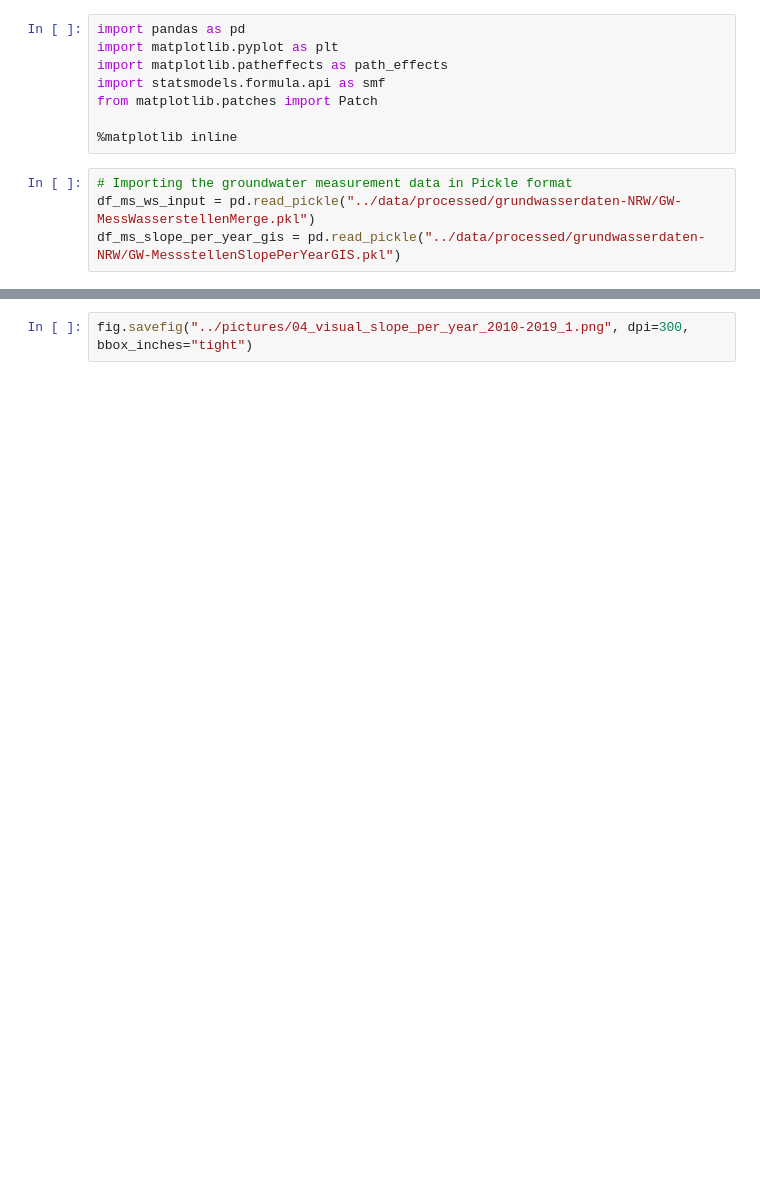
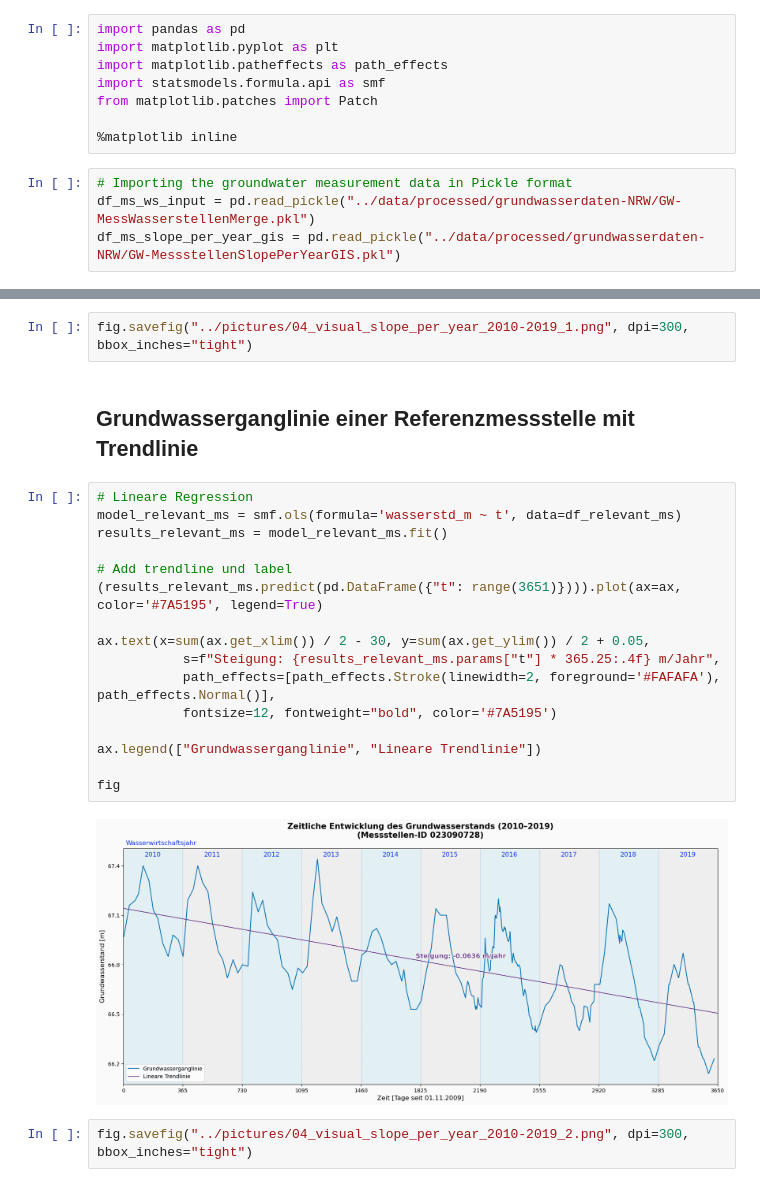
Before and after one commit to Maurinus83/DPP-GroundwaterNRW, a Jupyter notebook: notebooks/04_visualization_slope_per_year.ipynb, the cells around one changed output, grey strips where cells are left out. Saved outputs shown, nothing was run; the diff lists cells and outputs as text; blank space fills up the shorter version.

```diff
--- a/notebooks/04_visualization_slope_per_year.ipynb
+++ b/notebooks/04_visualization_slope_per_year.ipynb
@@ -89,2 +85,24 @@ fig.patch.set_facecolor('#FAFAFA')
+# %%
+fig.savefig("../pictures/04_visual_slope_per_year_2010-2019_1.png", dpi=300, bbox_inches="tight")
+# %% [markdown]
+## Grundwasserganglinie einer Referenzmessstelle mit Trendlinie
+# %%
+# Lineare Regression
+model_relevant_ms = smf.ols(formula='wasserstd_m ~ t', data=df_relevant_ms)
+results_relevant_ms = model_relevant_ms.fit()
+
+# Add trendline und label
+(results_relevant_ms.predict(pd.DataFrame({"t": range(3651)}))).plot(ax=ax, color='#7A5195', legend=True)
+
+ax.text(x=sum(ax.get_xlim()) / 2 - 30, y=sum(ax.get_ylim()) / 2 + 0.05,
+           s=f"Steigung: {results_relevant_ms.params["t"] * 365.25:.4f} m/Jahr",
+           path_effects=[path_effects.Stroke(linewidth=2, foreground='#FAFAFA'), path_effects.Normal()],
+           fontsize=12, fontweight="bold", color='#7A5195')
+
+ax.legend(["Grundwasserganglinie", "Lineare Trendlinie"])
+
+fig
+# %% [output]
+[figure, added]
 # %%
-fig.savefig("../pictures/04_visual_slope_per_year_2010-2019_1.png", dpi=300, bbox_inches="tight")
+fig.savefig("../pictures/04_visual_slope_per_year_2010-2019_2.png", dpi=300, bbox_inches="tight")
```
Also changed, not shown: parts of 7 cells of this notebook.
